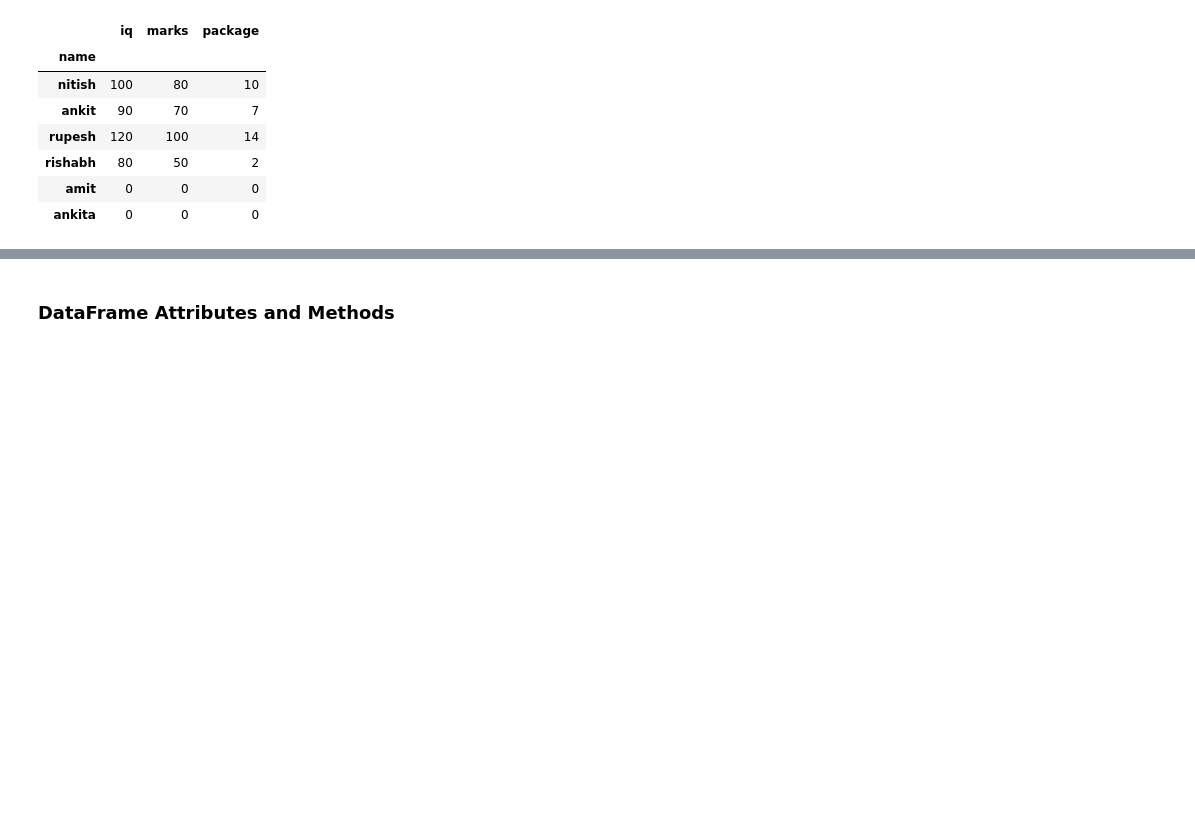
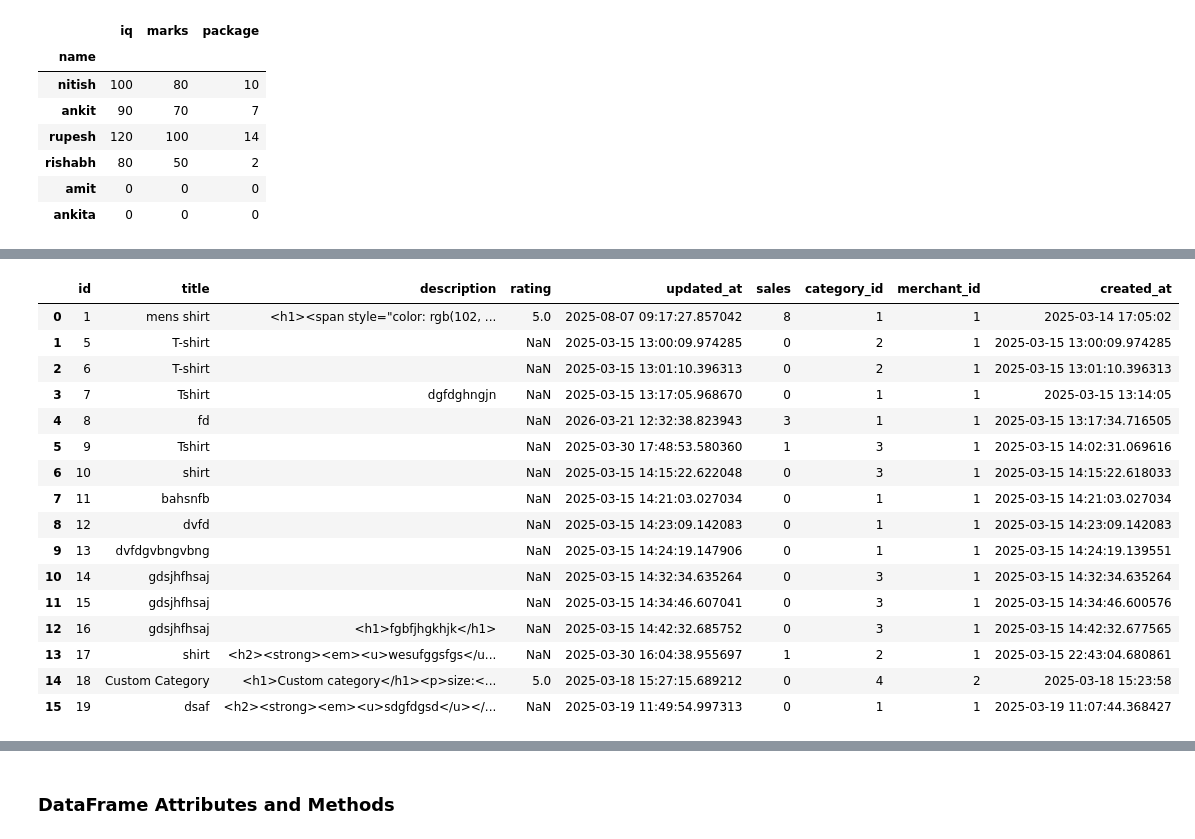
Before and after one commit to Anuragpathak08/Data-Analysis, a Jupyter notebook: session_17_pandas_dataframes.ipynb, the cells around one changed output, grey strips where cells are left out. Drawn from its saved outputs; the diff is of its cells as text; code cells hidden in the pictures; blank space fills up the shorter version.

```diff
--- a/session_17_pandas_dataframes.ipynb
+++ b/session_17_pandas_dataframes.ipynb
@@ -62,3 +102,28 @@ movies
+# %%
+import sqlite3
+conn = sqlite3.connect('db.sqlite3')
+sdata = pd.read_sql(sql='select * from  customtshirt_product' , con= conn)
+conn.close()
+# %%
+sdata
+# %% [output]
+|  | id | title | description | rating | updated_at | sales | category_id | merchant_id | created_at |
+| 0 | 1 | mens shirt | <h1><span style="color: rgb(102, ... | 5.0 | 2025-08-07 09:17:27.857042 | 8 | 1 | 1 | 2025-03-14 17:05:02 |
+| 1 | 5 | T-shirt |  | NaN | 2025-03-15 13:00:09.974285 | 0 | 2 | 1 | 2025-03-15 13:00:09.974285 |
+| 2 | 6 | T-shirt |  | NaN | 2025-03-15 13:01:10.396313 | 0 | 2 | 1 | 2025-03-15 13:01:10.396313 |
+| 3 | 7 | Tshirt | dgfdghngjn | NaN | 2025-03-15 13:17:05.968670 | 0 | 1 | 1 | 2025-03-15 13:14:05 |
+| 4 | 8 | fd |  | NaN | 2026-03-21 12:32:38.823943 | 3 | 1 | 1 | 2025-03-15 13:17:34.716505 |
+| 5 | 9 | Tshirt |  | NaN | 2025-03-30 17:48:53.580360 | 1 | 3 | 1 | 2025-03-15 14:02:31.069616 |
+| 6 | 10 | shirt |  | NaN | 2025-03-15 14:15:22.622048 | 0 | 3 | 1 | 2025-03-15 14:15:22.618033 |
+| 7 | 11 | bahsnfb |  | NaN | 2025-03-15 14:21:03.027034 | 0 | 1 | 1 | 2025-03-15 14:21:03.027034 |
+| 8 | 12 | dvfd |  | NaN | 2025-03-15 14:23:09.142083 | 0 | 1 | 1 | 2025-03-15 14:23:09.142083 |
+| 9 | 13 | dvfdgvbngvbng |  | NaN | 2025-03-15 14:24:19.147906 | 0 | 1 | 1 | 2025-03-15 14:24:19.139551 |
+| 10 | 14 | gdsjhfhsaj |  | NaN | 2025-03-15 14:32:34.635264 | 0 | 3 | 1 | 2025-03-15 14:32:34.635264 |
+| 11 | 15 | gdsjhfhsaj |  | NaN | 2025-03-15 14:34:46.607041 | 0 | 3 | 1 | 2025-03-15 14:34:46.600576 |
+| 12 | 16 | gdsjhfhsaj | <h1>fgbfjhgkhjk</h1> | NaN | 2025-03-15 14:42:32.685752 | 0 | 3 | 1 | 2025-03-15 14:42:32.677565 |
+| 13 | 17 | shirt | <h2><strong><em><u>wesufggsfgs</u... | NaN | 2025-03-30 16:04:38.955697 | 1 | 2 | 1 | 2025-03-15 22:43:04.680861 |
+| 14 | 18 | Custom Category | <h1>Custom category</h1><p>size:<... | 5.0 | 2025-03-18 15:27:15.689212 | 0 | 4 | 2 | 2025-03-18 15:23:58 |
+| 15 | 19 | dsaf | <h2><strong><em><u>sdgfdgsd</u></... | NaN | 2025-03-19 11:49:54.997313 | 0 | 1 | 1 | 2025-03-19 11:07:44.368427 |
 # %%
 ipl = pd.read_csv('ipl-matches.csv')
 ipl
```
Also changed, not shown: parts of 4 cells of this notebook.
